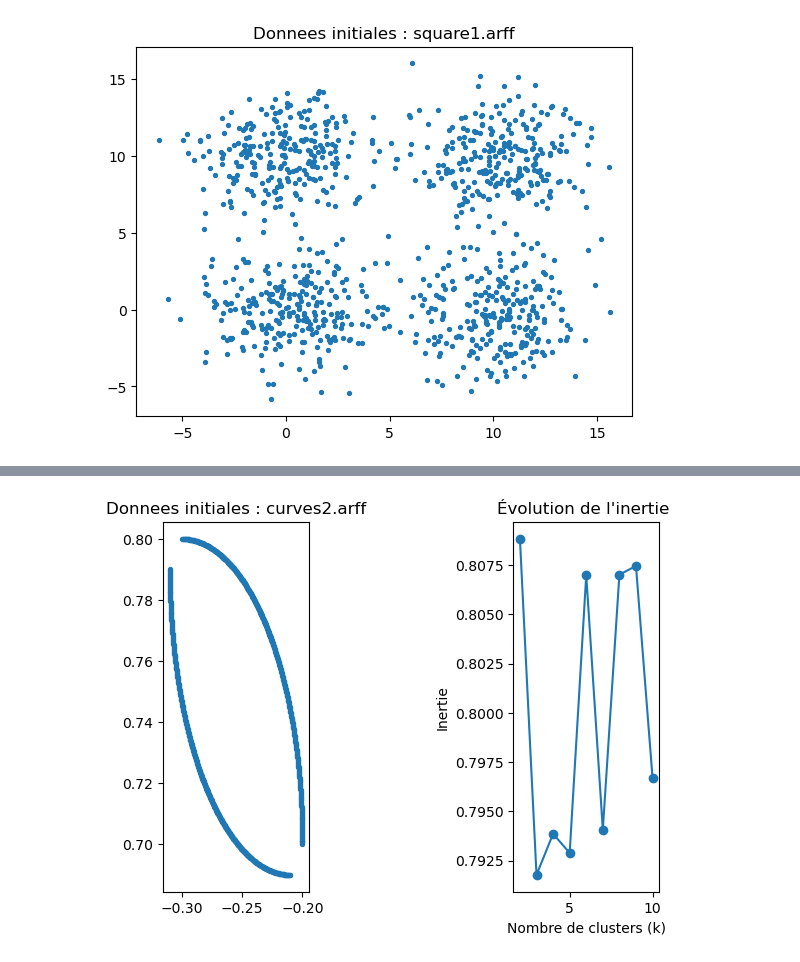
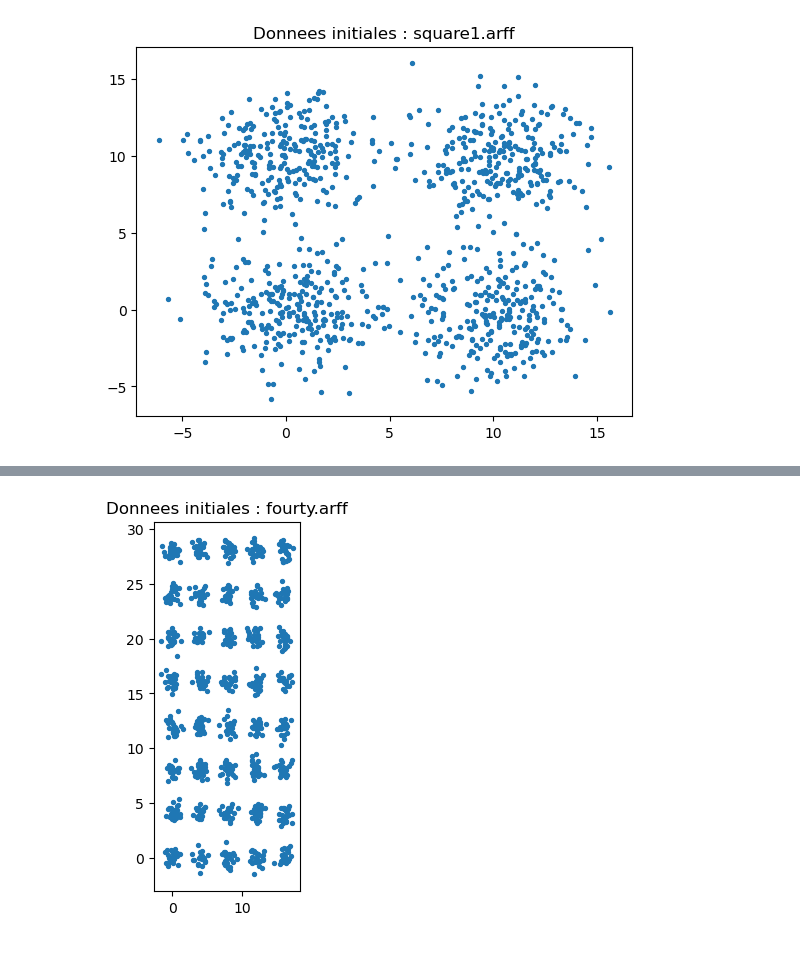
Before and after one commit to leilakhira/Tp-Clustering, a Jupyter notebook: Kmeans.py.ipynb, the cells around one changed output, grey strips where cells are left out. Cells and saved outputs as stored; diff of their text form; code cells hidden in the pictures.

```diff
--- a/Kmeans.py.ipynb
+++ b/Kmeans.py.ipynb
@@ -103,8 +103,11 @@ nb clusters = 4, nb iter = 4 , inertie =  8264.256320458277 , runtime =  343.18
 # %%
 print("les scores de regroupement de chaque cluster (distance minimale, maximale, moyenne entre les points d’un cluster et son centre)")
 from sklearn.metrics.pairwise import euclidean_distances
+
 def cluster_distance(k,dataset,labels,centroids):
-    distance=euclidean_distances(datanp,centroids)
+    cluster_indices=[]
+    distances= []
+    distance=euclidean_distances(dataset,centroids)
     #clusters_points.append(dataset[labels == k])
     cluster_indices=np.where(labels==k)[0]
     distances_for_cluster=distance[cluster_indices,k]
@@ -216,6 +219,8 @@ for i in k:
     # informations sur le clustering obtenu
     inertie = model.inertia_
     inerties.append(inertie)
+    centroids = model.cluster_centers_
+
 
 plt.plot(k,inerties, marker='o')
 plt.xlabel('Nombre de clusters (k)')
@@ -337,14 +342,41 @@ Affichage données initiales de dataset et l'affichage de score de silhouette en
 # %%
 #################################### Question : 2.5 ######################################################
 from sklearn.cluster import MiniBatchKMeans
-names=["curves2.arff","dartboard2.arff","square1.arff","xclara.arff"]
-k_values = range(2, 11)
-silhouette_scores = []
-execution_times = []
-inerties=[]
-print("Affichage données initiales de dataset et l'affichage de score de silhouette en fonction du nombre de clusters            ")
+names=["fourty.arff"]
+k_values = range(2, 40)
+Kmeans_execution_times = []
+Minibatch__execution_times = []
+
+def k_means_inertia(k_list,dataset):
+    inertias = []
+    for i in k_list:
+        model = cluster.KMeans(n_clusters=i, init='k-means++', n_init=1)
+        model.fit(dataset)
+        inertias.append(model.inertia_)
+    return inertias
+def k_means_silh(k_list,dataset):
+    silhs = []
+    for i in k_list:
+        modele = cluster.KMeans(n_clusters=i, init='k-means++', n_init=1)
+        modele.fit(dataset)
+        silhs.append(metrics.silhouette_score(dataset,modele.labels_,metric='euclidean'))
+    return silhs
+def batchmin_inertia(k_list,dataset):
+    inertias = []
+    for i in k_list:
+        model = cluster.MiniBatchKMeans(n_clusters=i, init='k-means++', n_init=1)
+        model.fit(dataset)
+        inertias.append(model.inertia_)
+    return inertias
+def batchmin_silh(k_list,dataset):
+    silhs = []
+    for i in k_list:
+        modele = cluster.MiniBatchKMeans(n_clusters=i, init='k-means++', n_init=1)
+        modele.fit(dataset)
+        silhs.append(metrics.silhouette_score(dataset,modele.labels_,metric='euclidean'))
+    return silhs
+
 for name in names:
-
     for k in k_values:
         data=data_transform(name)
         start_time = time.time()
@@ -359,14 +391,16 @@ for name in names:
         minibatch_kmeans_labels = model.fit_predict(data)
         # Mesurez le temps de calcul
         end_time = time.time()
-        execution_time = end_time - start_time
-        execution_times.append(execution_time)
-        inertie = model.inertia_
-        inerties.append(inertie)
+        execution_time1 = end_time - start_time
+        Minibatch__execution_times.append(execution_time1)
+        # Ajustez le modèle KMeans
 
-        # Calculez les scores de silhouette, Davies-Bouldin et Calinski-Harabasz
-        silhouette = silhouette_score(data, minibatch_kmeans_labels )
-        silhouette_scores.append(silhouette)
+        model =MiniBatchKMeans(n_clusters=i, init='k-means++', n_init=1)
+        minibatch_kmeans_labels = model.fit_predict(data)
+        # Mesurez le temps de calcul
+        end_time = time.time()
+        execution_time2 = end_time - start_time
+        Kmeans_execution_times.append(execution_time2)
 
     f0 = data[:,0] # tous les élements de la première colonne
     f1 = data[:,1] # tous les éléments de la deuxième colonne
@@ -374,19 +408,21 @@ for name in names:
     plt.scatter(f0, f1, s=8)
     plt.title("Donnees initiales : "+ str(name))
     # afficher l'évolution du centre d'inertie
-    plt.subplot(133)
-    plt.plot(range(2, 11),inerties, marker='o')
-    plt.xlabel('Nombre de clusters (k)')
-    plt.ylabel('Inertie')
-    plt.title('Évolution de l\'inertie ')
+    fig, ax = plt.subplots()
+    ax.plot(k_values, k_means_inertia(k_values,data), 'k--', label='kmeans inertie')
+    ax.plot(k_values, batchmin_inertia(k_values,data), 'k:', label='Minibatch inertie')
+    legend = ax.legend(loc='upper center', shadow=True, fontsize='x-large')
     plt.show()
-    # Maintenant, tracez le score de silhouette en fonction de k
-    plt.subplot(132)
-    plt.plot(range(2, 11), silhouette_scores, marker='o')
-    plt.xlabel('Nombre de clusters (k)')
-    plt.ylabel('Score de silhouette')
+    # afficher l'évolution du scores de silhouette
+    fig, ax = plt.subplots()
+    ax.plot(k_values, k_means_silh(k_values,data), 'k--', label='kmeans silhouette score')
+    ax.plot(k_values, batchmin_silh(k_values,data), 'k:', label='Minibatch silhouette score')
+    legend = ax.legend(loc='upper center', shadow=True, fontsize='x-large')
     plt.show()
-    silhouette_scores = []
-    inerties=[]
-    print("---------------------------------------------------------------------------------------")
+    # afficher l'évolution du temps d'execusions
+    fig, ax = plt.subplots()
+    ax.plot(k_values, Kmeans_execution_times , 'k--', label='Kmeans_execution_times')
+    ax.plot(k_values, Minibatch__execution_times , 'k:', label=' Minibatch execution times')
+    legend = ax.legend(loc='upper center', shadow=True, fontsize='x-large')
+    plt.show()
 # %% [output]
@@ -394 +429 @@ Affichage données initiales de dataset et l'affichage de score de silhouette en
-[figure, old version]
+[figure, new version]
```
Also changed, not shown: parts of 6 cells of this notebook.
